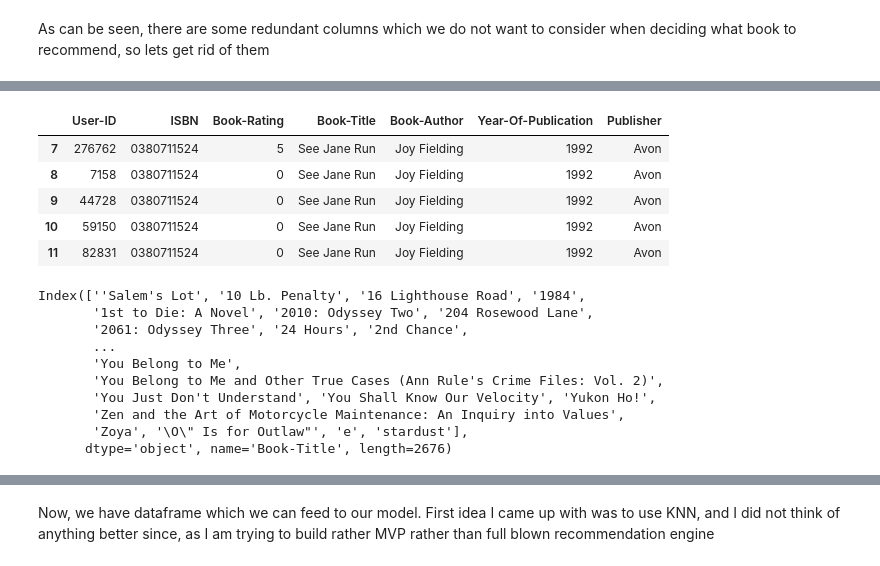
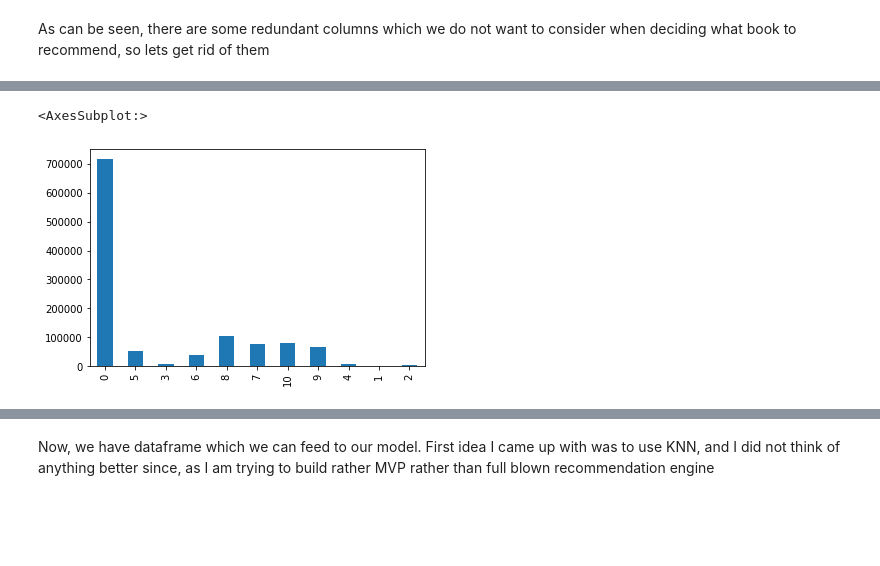
Before and after one commit to krebso/book-recommendation, a Jupyter notebook: book_recommendation.ipynb, the cells around one changed output, grey strips where cells are left out. Saved outputs shown, nothing was run; the diff lists cells and outputs as text; code cells hidden in the pictures; blank space fills up the shorter version.

```diff
--- a/book_recommendation.ipynb
+++ b/book_recommendation.ipynb
@@ -175,31 +43,0 @@ memory usage: 46.3+ KB
-# %%
-relevant_rating_with_books_df.head()
-final_df = relevant_rating_with_books_df[ relevant_rating_with_books_df[ "ISBN" ].isin( relevant_book_absolute_ratings_s.index ) ]
-
-pd.options.mode.chained_assignment = None  # default='warn'
-final_df.drop_duplicates( [ "ISBN", "User-ID" ], inplace=True )
-
-final_df.head()
-# %% [output]
-|  | User-ID | ISBN | Book-Rating | Book-Title | Book-Author | Year-Of-Publication | Publisher |
-| 7 | 276762 | 0380711524 | 5 | See Jane Run | Joy Fielding | 1992 | Avon |
-| 8 | 7158 | 0380711524 | 0 | See Jane Run | Joy Fielding | 1992 | Avon |
-| 9 | 44728 | 0380711524 | 0 | See Jane Run | Joy Fielding | 1992 | Avon |
-| 10 | 59150 | 0380711524 | 0 | See Jane Run | Joy Fielding | 1992 | Avon |
-| 11 | 82831 | 0380711524 | 0 | See Jane Run | Joy Fielding | 1992 | Avon |
-# %%
-model_df = final_df.pivot_table( columns="User-ID", index="Book-Title", values="Book-Rating" )
-model_df.fillna( 0, inplace=True )
-model_df.head()
-model_df.index
-# %% [output]
-Index([''Salem's Lot', '10 Lb. Penalty', '16 Lighthouse Road', '1984',
-       '1st to Die: A Novel', '2010: Odyssey Two', '204 Rosewood Lane',
-       '2061: Odyssey Three', '24 Hours', '2nd Chance',
-       ...
-       'You Belong to Me',
-       'You Belong to Me and Other True Cases (Ann Rule's Crime Files: Vol. 2)',
-       'You Just Don't Understand', 'You Shall Know Our Velocity', 'Yukon Ho!',
-       'Zen and the Art of Motorcycle Maintenance: An Inquiry into Values',
-       'Zoya', '\O\" Is for Outlaw"', 'e', 'stardust'],
-      dtype='object', name='Book-Title', length=2676)
@@ -205,0 +53,10 @@ Index([''Salem's Lot', '10 Lb. Penalty', '16 Lighthouse Road', '1984',
+# %%
+ratings_df.head()
+# ratings_df.describe()
+# ratings_df.info()
+ratings_df.columns = [ "user-id", "ISBN", "rating" ]
+# %%
+ratings_df[ "rating" ].value_counts( sort=False ).plot( kind="bar" )
+# %% [output]
+<AxesSubplot:>
+[figure, added]
```
Also changed, not shown: parts of 52 cells of this notebook.
